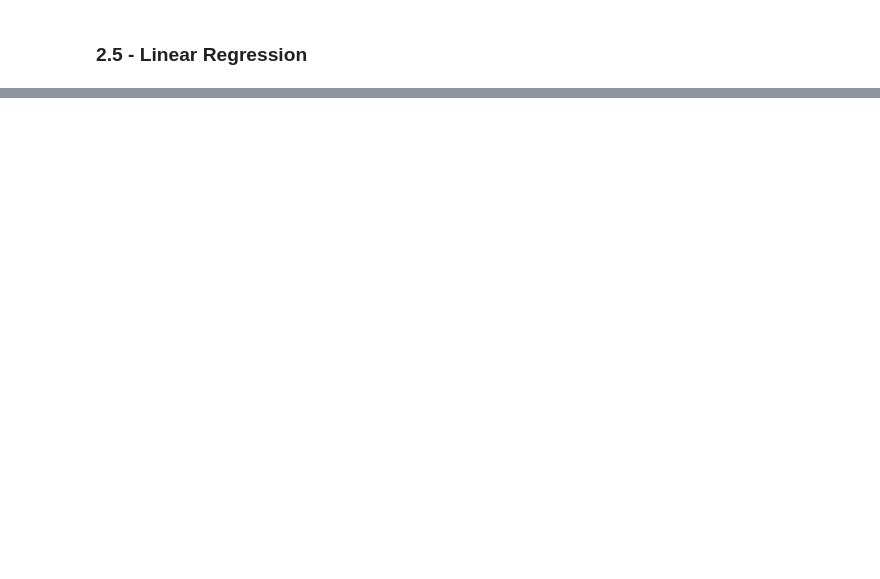
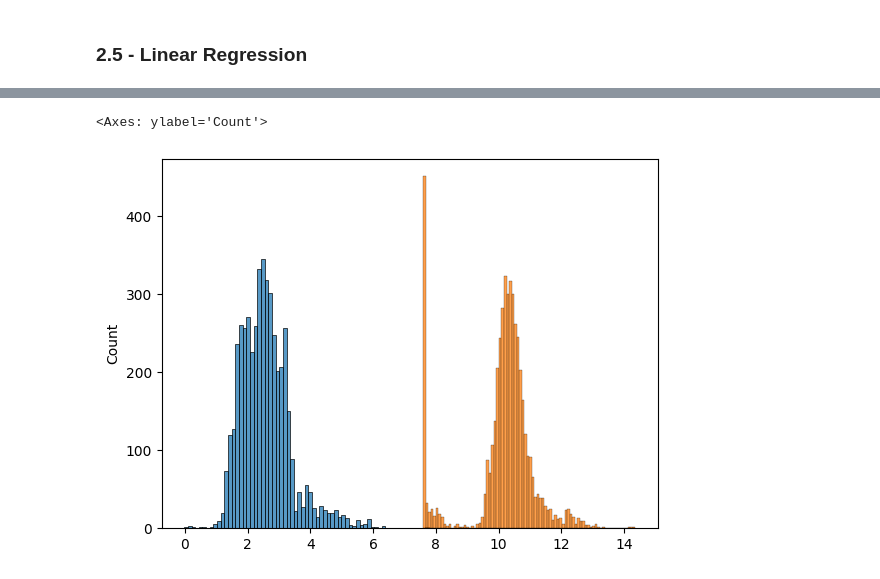
Before and after one commit to LayanASO/Car-Price-Prediction-Project, a Jupyter notebook: 2.2 - Data Preparation.ipynb, the cells around one changed output, grey strips where cells are left out. Cells and saved outputs as stored; diff of their text form; code cells hidden in the pictures; blank space fills up the shorter version.

```diff
--- a/2.2 - Data Preparation.ipynb
+++ b/2.2 - Data Preparation.ipynb
@@ -251,0 +430,5 @@ del df_val["msrp"]
+# %%
+base =['engine_hp',
+'engine_cylinders', 'highway_mpg', 'city_mpg', 'popularity']
+
+df_train[base]
@@ -251,0 +462,12 @@ del df_val["msrp"]
+# %%
+X_train=df_train[base].fillna(0).values # so we ignore these mising feachers
+# %%
+w0, w =train_linner_regression(X_train,y_train)
+# %%
+y_prediction= X_train.dot(w)
+# %%
+sns.histplot(y_prediction)
+sns.histplot(y_train)
+# %% [output]
+<Axes: ylabel='Count'>
+[figure, added]
```
Also changed, not shown: parts of 38 cells of this notebook.
